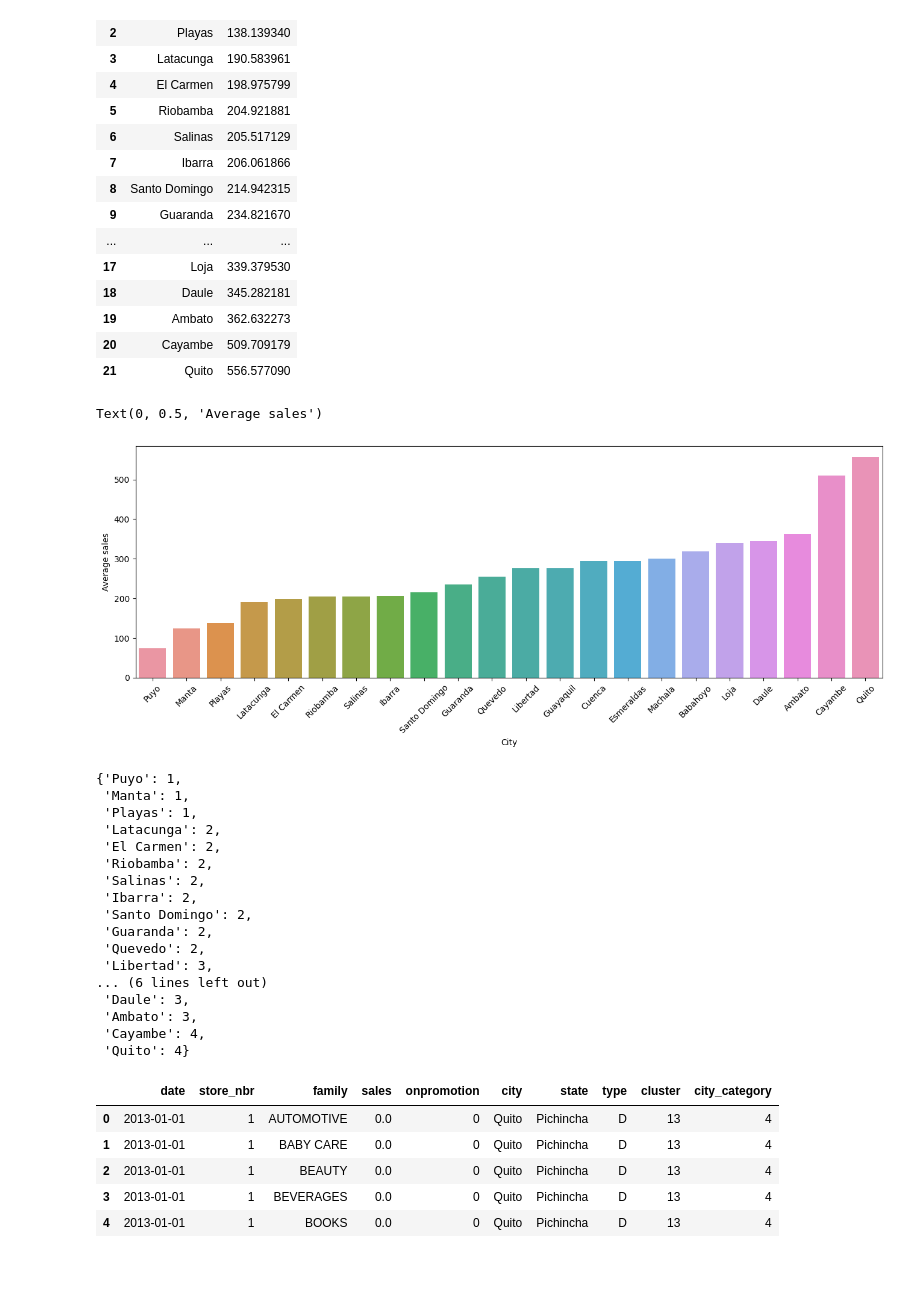
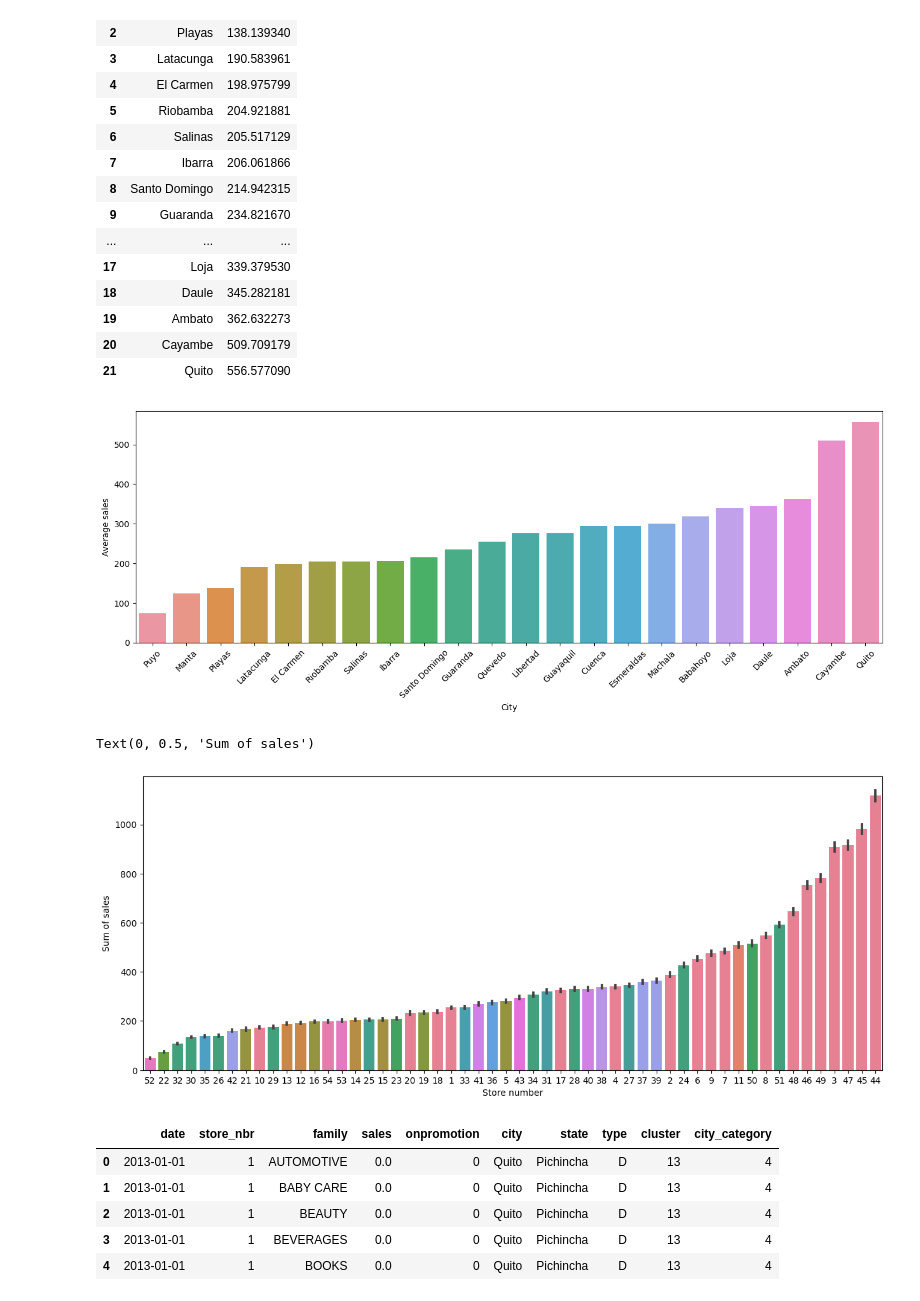
Before and after one commit to mtkrahling/-kaggle_projects, a Jupyter notebook: sales-forecasting_v1_inprog.ipynb, the cells around one changed output. Cells and saved outputs as stored; diff of their text form; code cells hidden in the pictures; blank space fills up the shorter version.

Commit message:
Kaggle Notebook | sales_forecasting | Version 3

```diff
--- a/sales-forecasting_v1_inprog.ipynb
+++ b/sales-forecasting_v1_inprog.ipynb
@@ -197,10 +189,8 @@ sns.barplot(x="city", y="sales", data=avg_sales_by_city)
 plt.xticks(rotation=45)
 plt.xlabel("City")
 plt.ylabel("Average sales")
-#FIRST CATEGORY : <150  ["Puyo", "Manta", "Playas"]
-#SECOND CATEGORY : 150 < 275 ["Latacunga", "El Carmen", "Riobamba", "Salinas", "Ibarra", "Santo Domingo", "Guaranda", "Quevedo"]
-#THIRD CATEGORY 275 < 363 ["Libertad", "Guayaquil", "Cuenca", "Esmeraldas", "Machala", "Babahoyo", "Loja", "Daule", "Ambato"]
-#FOURTH CATEGORY 363< ["Cayambe", "Quito"]
+
+unique_cities = train_df['city'].unique()
+color_palette = dict(zip(unique_cities, sns.color_palette("husl", n_colors=len(unique_cities))))
 # %% [output]
-Text(0, 0.5, 'Average sales')
 [figure]
@@ -211,24 +197,16 @@ avg_sales_by_city["Category"]  = pd.cut(avg_sales_by_city["sales"], bins=bins, l
-# %%
-city_to_category = avg_sales_by_city.set_index("city")["Category"].to_dict()
-city_to_category
-# %% [output]
-{'Puyo': 1,
- 'Manta': 1,
- 'Playas': 1,
- 'Latacunga': 2,
- 'El Carmen': 2,
- 'Riobamba': 2,
- 'Salinas': 2,
- 'Ibarra': 2,
- 'Santo Domingo': 2,
- 'Guaranda': 2,
- 'Quevedo': 2,
- 'Libertad': 3,
-... (6 lines left out)
- 'Daule': 3,
- 'Ambato': 3,
- 'Cayambe': 4,
- 'Quito': 4}
+# %%
+sorted_stores = train_df.groupby('store_nbr')['sales'].mean().sort_values().index
+store_to_city = train_df.groupby('store_nbr')['city'].first()
+store_colors = [color_palette[store_to_city[store]] for store in sorted_stores]
+# %%
+plt.figure(figsize=(15,6))
+sns.barplot(data=train_df, x="store_nbr", y="sales", order=sorted_stores, palette=store_colors)
+plt.xlabel("Store number")
+plt.ylabel("Sum of sales")
+#thinning this categorical feature can't be done by cities according to color coding, grouping them by mean sales value by store is a better metric
+# %% [output]
+Text(0, 0.5, 'Sum of sales')
+[figure, added]
 # %%
 train_df["city_category"]  = train_df["city"].map(city_to_category)
 # %%
```
Also changed, not shown: parts of 5 cells of this notebook.
